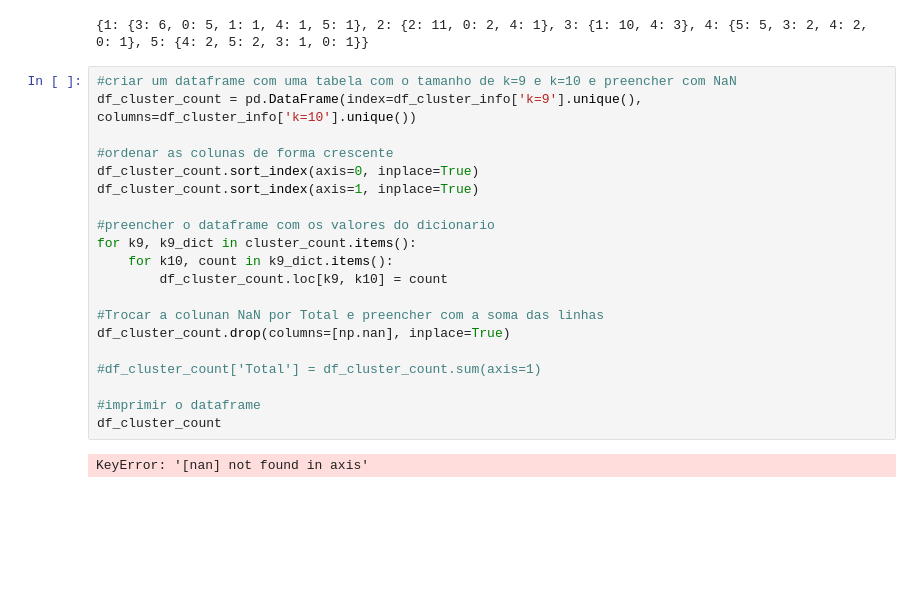
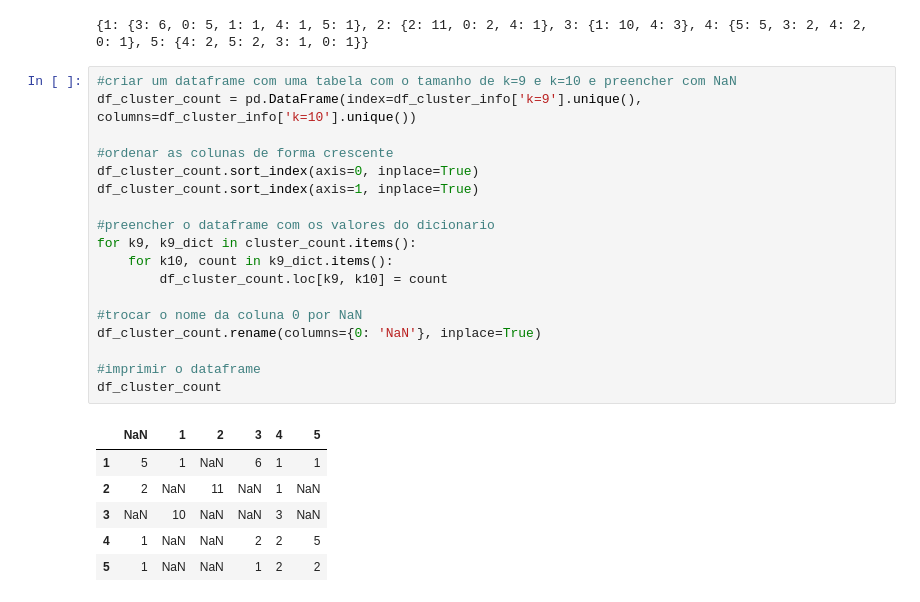
Before and after one commit to thaisfds/bibliometriic-thresholds, a Jupyter notebook: behaviorChange.ipynb, the cells around one changed output. Drawn from its saved outputs; the diff is of its cells as text; blank space fills up the shorter version.

```diff
--- a/behaviorChange.ipynb
+++ b/behaviorChange.ipynb
@@ -166,22 +166,25 @@ print(cluster_count)
 # %%
 #criar um dataframe com uma tabela com o tamanho de k=9 e k=10 e preencher com NaN
 df_cluster_count = pd.DataFrame(index=df_cluster_info['k=9'].unique(), columns=df_cluster_info['k=10'].unique())
 
 #ordenar as colunas de forma crescente
 df_cluster_count.sort_index(axis=0, inplace=True)
 df_cluster_count.sort_index(axis=1, inplace=True)
 
 #preencher o dataframe com os valores do dicionario
 for k9, k9_dict in cluster_count.items():
     for k10, count in k9_dict.items():
         df_cluster_count.loc[k9, k10] = count
 
-#Trocar a colunan NaN por Total e preencher com a soma das linhas
-df_cluster_count.drop(columns=[np.nan], inplace=True)
-
-#df_cluster_count['Total'] = df_cluster_count.sum(axis=1)
+#trocar o nome da coluna 0 por NaN
+df_cluster_count.rename(columns={0: 'NaN'}, inplace=True)
 
 #imprimir o dataframe
 df_cluster_count
 # %% [output]
-KeyError: '[nan] not found in axis'
+|  | NaN | 1 | 2 | 3 | 4 | 5 |
+| 1 | 5 | 1 | NaN | 6 | 1 | 1 |
+| 2 | 2 | NaN | 11 | NaN | 1 | NaN |
+| 3 | NaN | 10 | NaN | NaN | 3 | NaN |
+| 4 | 1 | NaN | NaN | 2 | 2 | 5 |
+| 5 | 1 | NaN | NaN | 1 | 2 | 2 |
```
Also changed, not shown: parts of 4 cells of this notebook, 4 other files.
